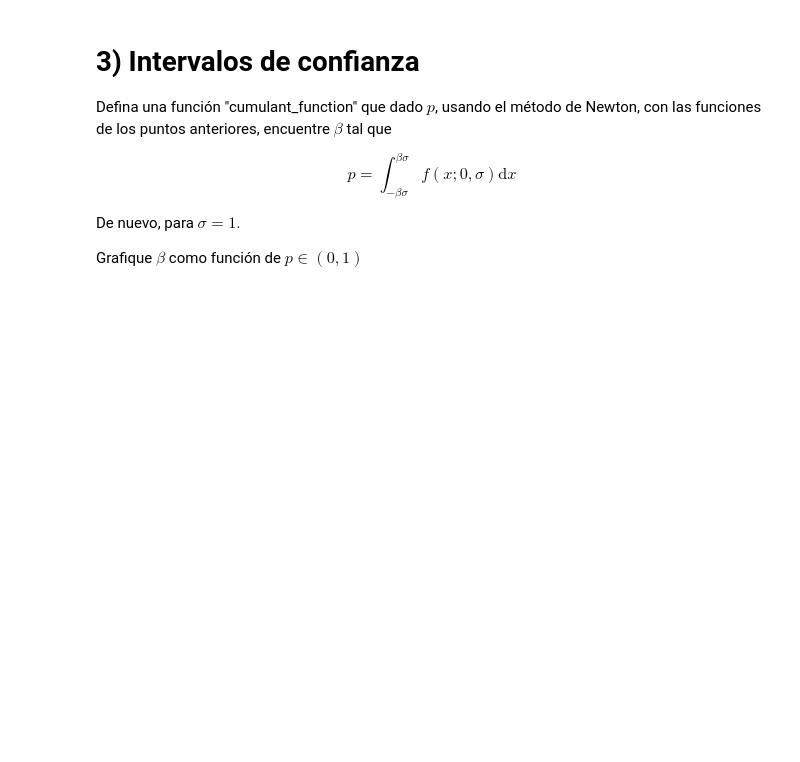
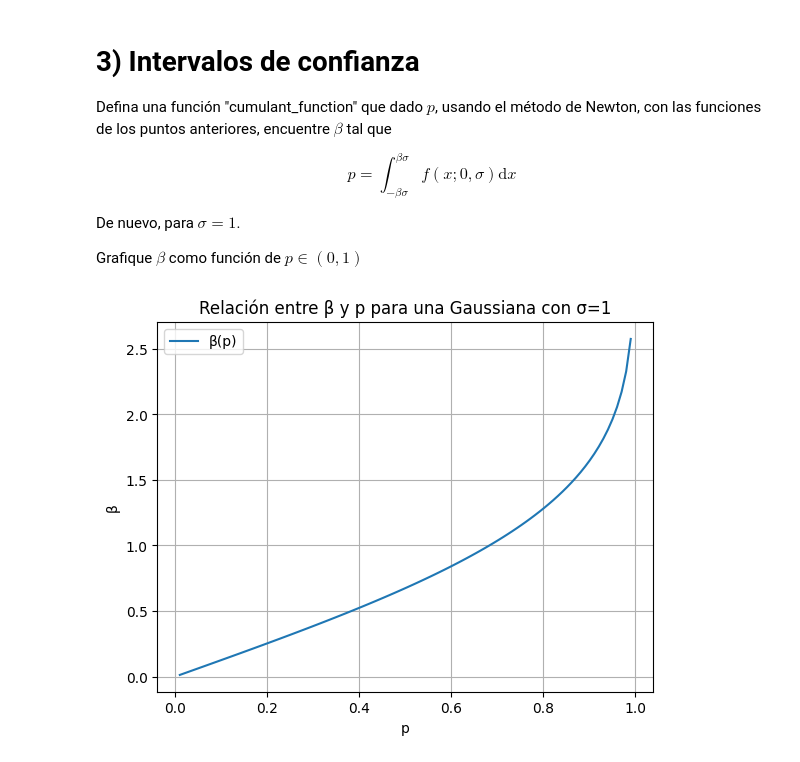
Before and after one commit to Jacofeldman/Metodos1_JacoboFeldman, a Jupyter notebook: Complementaria_06.ipynb, the cells around one changed output. Cells and saved outputs as stored; diff of their text form; code cells hidden in the pictures; blank space fills up the shorter version.

```diff
--- a/Complementaria_06.ipynb
+++ b/Complementaria_06.ipynb
@@ -201,3 +201,56 @@ $$
 De nuevo, para $\sigma=1$.
 
 Grafique $\beta$ como función de $p\in(0,1)$
+# %%
+import numpy as np
+from scipy.integrate import quad
+from scipy.special import erf
+import matplotlib.pyplot as plt
+
+# Definir la función gaussiana
+def gaussiana(x, mu, sigma):
+    return (1 / (sigma * np.sqrt(2 * np.pi))) * np.exp(-0.5 * ((x - mu) / sigma) ** 2)
+
+# Función cumulante para calcular la integral de la gaussiana en [-beta*sigma, beta*sigma]
+def cumulative_gaussian(beta, sigma=1):
+    return 0.5 * (erf(beta / (np.sqrt(2) * sigma)) - erf(-beta / (np.sqrt(2) * sigma)))
+
+# Método de Newton para encontrar beta dado un valor p
+def cumulant_function(p, sigma=1, tol=1e-6, max_iter=100):
+    # Valor inicial de beta
+    beta = 1.0
+    for i in range(max_iter):
+        # Función objetivo
+        F = cumulative_gaussian(beta, sigma) - p
+
+        # Derivada de la función objetivo con respecto a beta (densidad gaussiana en los límites)
+        dF_dbeta = gaussiana(beta, 0, sigma) * (2 * sigma)
+
+        # Método de Newton: beta_nueva = beta - F / dF_dbeta
+        beta_nueva = beta - F / dF_dbeta
+
+        # Verificar si la diferencia es menor que la tolerancia
+        if abs(beta_nueva - beta) < tol:
+            return beta_nueva
+        beta = beta_nueva
+
+    raise RuntimeError("No se pudo encontrar una solución para beta en el número máximo de iteraciones")
+
+# Graficar beta como función de p
+p_values = np.linspace(0.01, 0.99, 100)
+beta_values = []
+
+for p in p_values:
+    beta = cumulant_function(p, sigma=1)
+    beta_values.append(beta)
+
+# Graficar los resultados
+plt.plot(p_values, beta_values, label='β(p)')
+plt.xlabel('p')
+plt.ylabel('β')
+plt.title('Relación entre β y p para una Gaussiana con σ=1')
+plt.grid(True)
+plt.legend()
+plt.show()
+# %% [output]
+[figure, added]
```
